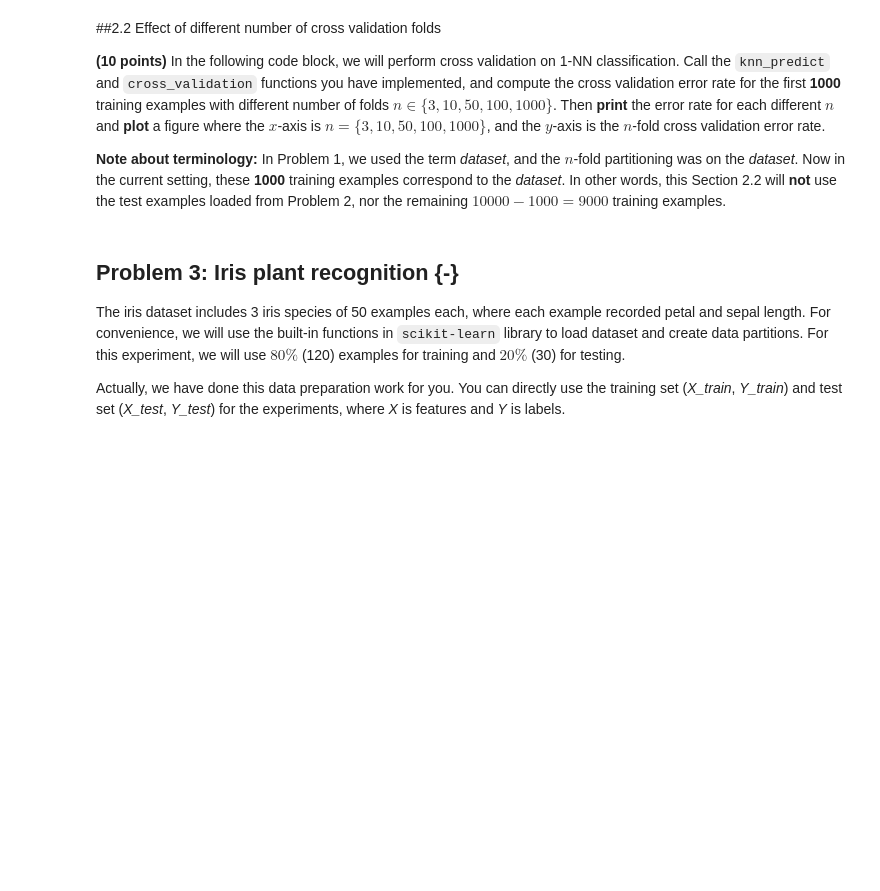
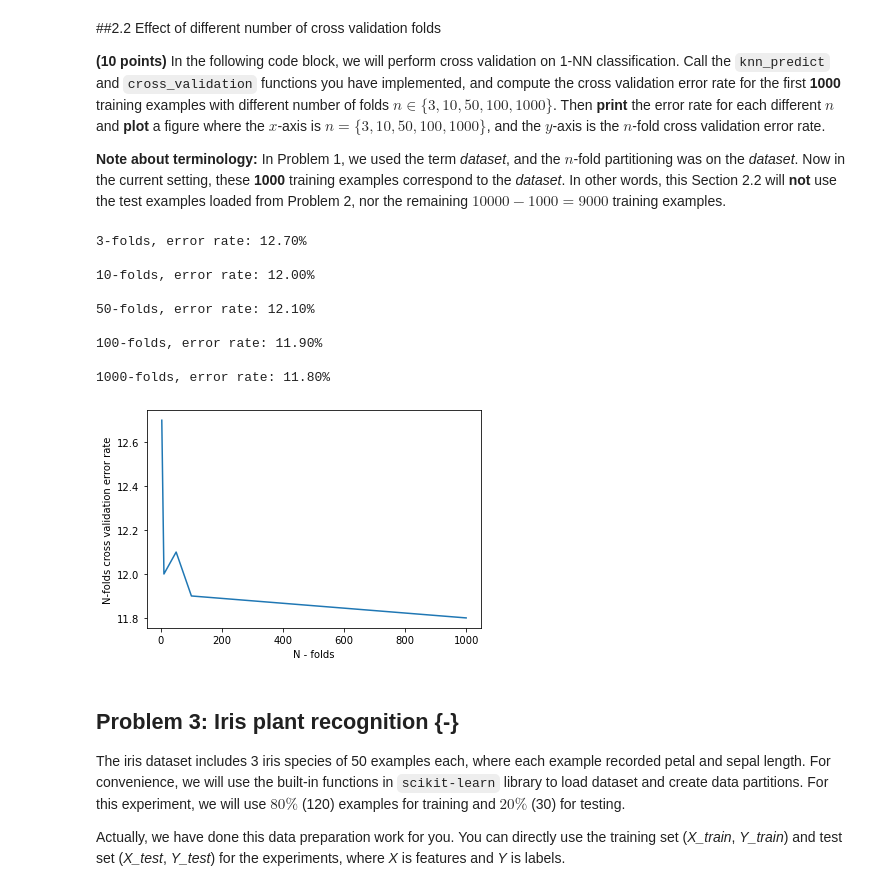
Before and after one commit to tanmaysarin/KnnAndCrossValidationAlgorithm, a Jupyter notebook: KNNandCrossValidation.ipynb, the cells around one changed output. Saved outputs shown, nothing was run; the diff lists cells and outputs as text; code cells hidden in the pictures; blank space fills up the shorter version.

```diff
--- a/KNNandCrossValidation.ipynb
+++ b/KNNandCrossValidation.ipynb
@@ -560,33 +607,63 @@ size = 1000
 k = 1
 
 # Here is the pseudo code:
 #
 # get the feature/label of the first 'size' (i.e., 1000) number of training examples
 # cvXtrain = Xtrain[...]
 # cvytrain = ytrain[...]
 
 # trial_folds   = [3, 10, 50, 100, 1000]
 # trials = number of trials on #folds, i.e., get the length of trial_folds (=5)
 # cverror_rates = [0]*trials
 
 # for t = 0 ... trials-1
 # 	error_rate = # call the 'cross_validation' function to get the error rate
 #                #  for the current trial (of fold number)
 # 	cverror_rates[t] = error_rate
 #
 #   # print the error rate for the current trial.
 # 	print('{:d}-folds error rate: {:.2f}%\n'.format(trial_folds[t], error_rate))
 #
 # plot the figure:
 # f = plt.figure()
 # plt.plot(...)
 # plt.xlabel(...)
 # plt.ylabel(...)
 # plt.show()
 
 # *****START OF YOUR CODE (DO NOT DELETE/MODIFY THIS LINE)*****
 
+cvXtrain = Xtrain[:size]
+cvytrain = ytrain[:size]
+
+trial_folds   = [3, 10, 50, 100, 1000]
+trials = len(trial_folds)
+cverror_rates = [0]*trials
+
+for t in range(trials):
+    error_rate = cross_validation(knn_predict, cvXtrain, cvytrain, trial_folds[t], k)
+    cverror_rates[t] = error_rate
+
+    print('{:d}-folds, error rate: {:.2f}%\n'.format(trial_folds[t], error_rate))
+
+f = plt.figure()
+plt.plot(trial_folds, cverror_rates)
+plt.xlabel("N - folds")
+plt.ylabel("N-folds cross validation error rate")
+plt.show()
+
 # *****END OF YOUR CODE (DO NOT DELETE/MODIFY THIS LINE)*****
+# %% [output]
+3-folds, error rate: 12.70%
+
+10-folds, error rate: 12.00%
+
+50-folds, error rate: 12.10%
+
+100-folds, error rate: 11.90%
+
+1000-folds, error rate: 11.80%
+[figure, added]
 # %% [markdown]
 ## Problem 3: Iris plant recognition {-}
 
```
Also changed, not shown: parts of 9 cells of this notebook.
